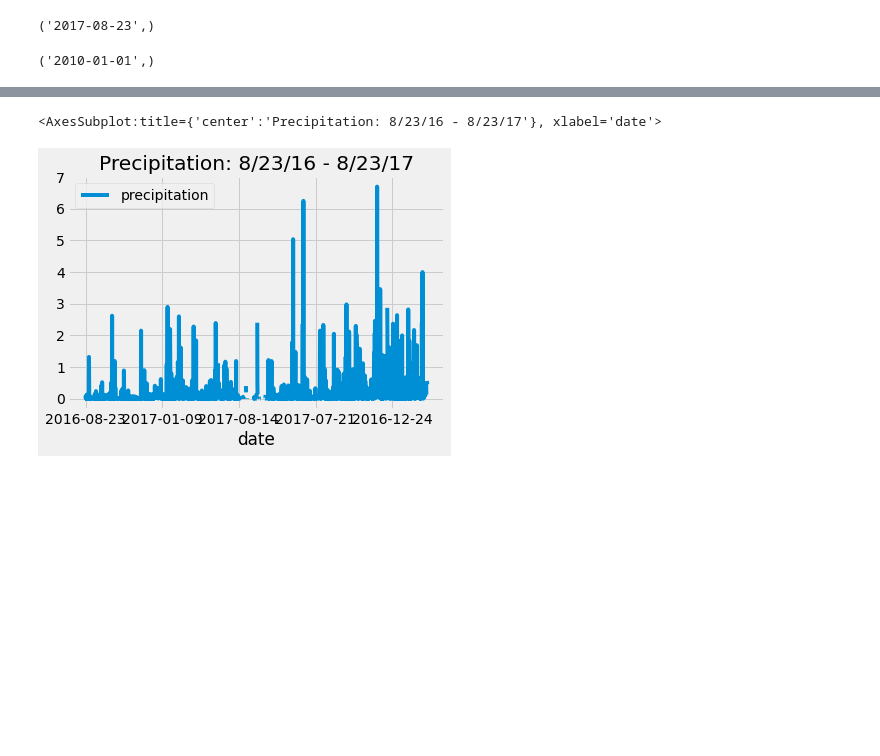
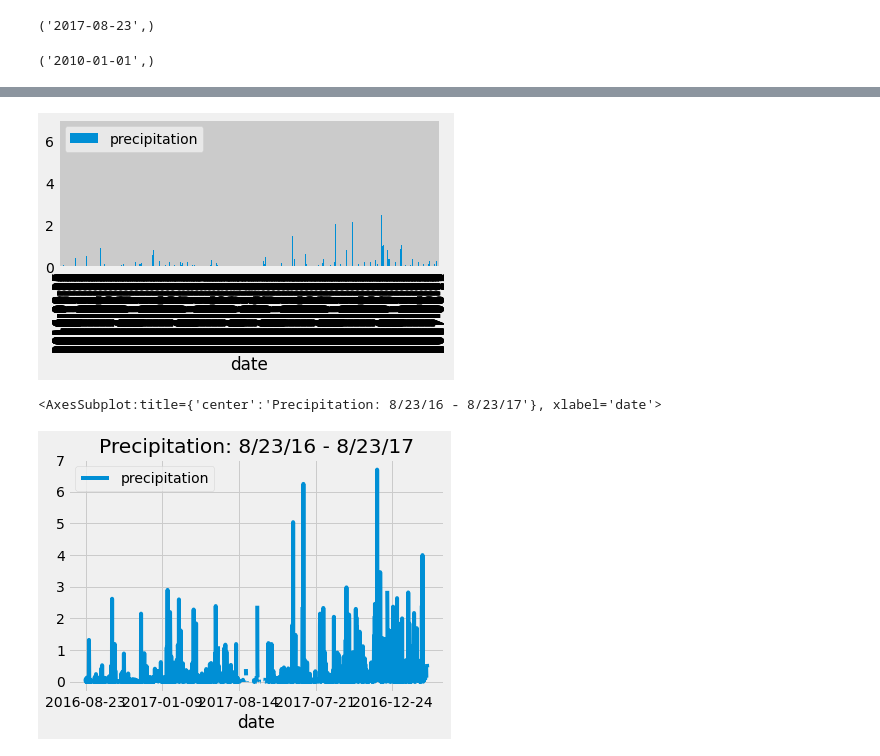
Before and after one commit to KendallMcCroy/SQLAlchemy-challenge, a Jupyter notebook: climate.ipynb, the cells around one changed output, grey strips where cells are left out. Drawn from its saved outputs; the diff is of its cells as text; code cells hidden in the pictures; blank space fills up the shorter version.

Commit message:
added new plot chart

```diff
--- a/climate.ipynb
+++ b/climate.ipynb
@@ -106 +105,9 @@ precipitation_df.head()
+# %%
+#Tried to plot this way
+precipitation_df.set_index('date', inplace = True)
+precipitation_df.plot.bar()
+plt.tight_layout()
+plt.show()
+# %% [output]
+[figure, added]
 # %%
```
Also changed, not shown: parts of 2 cells of this notebook.
